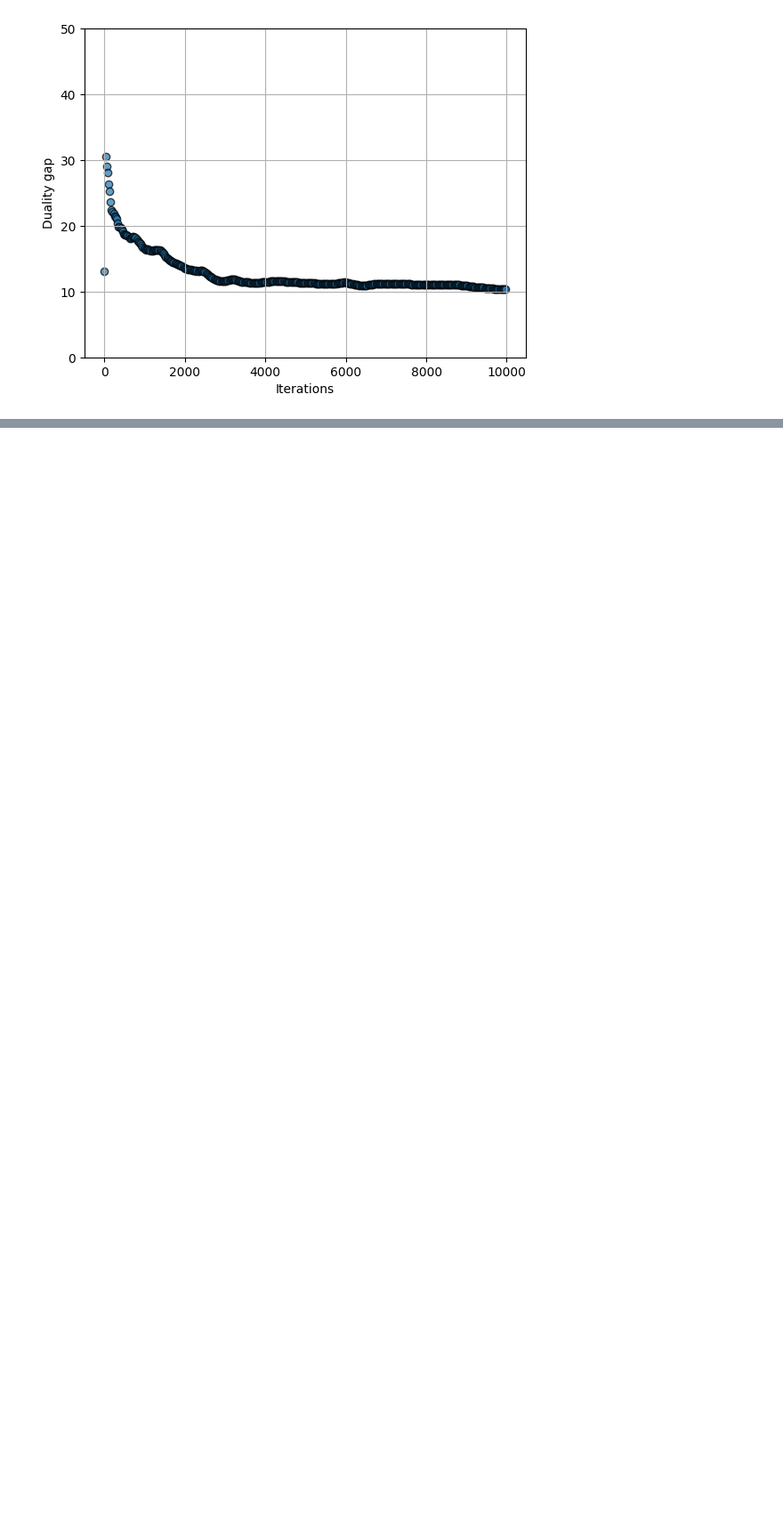
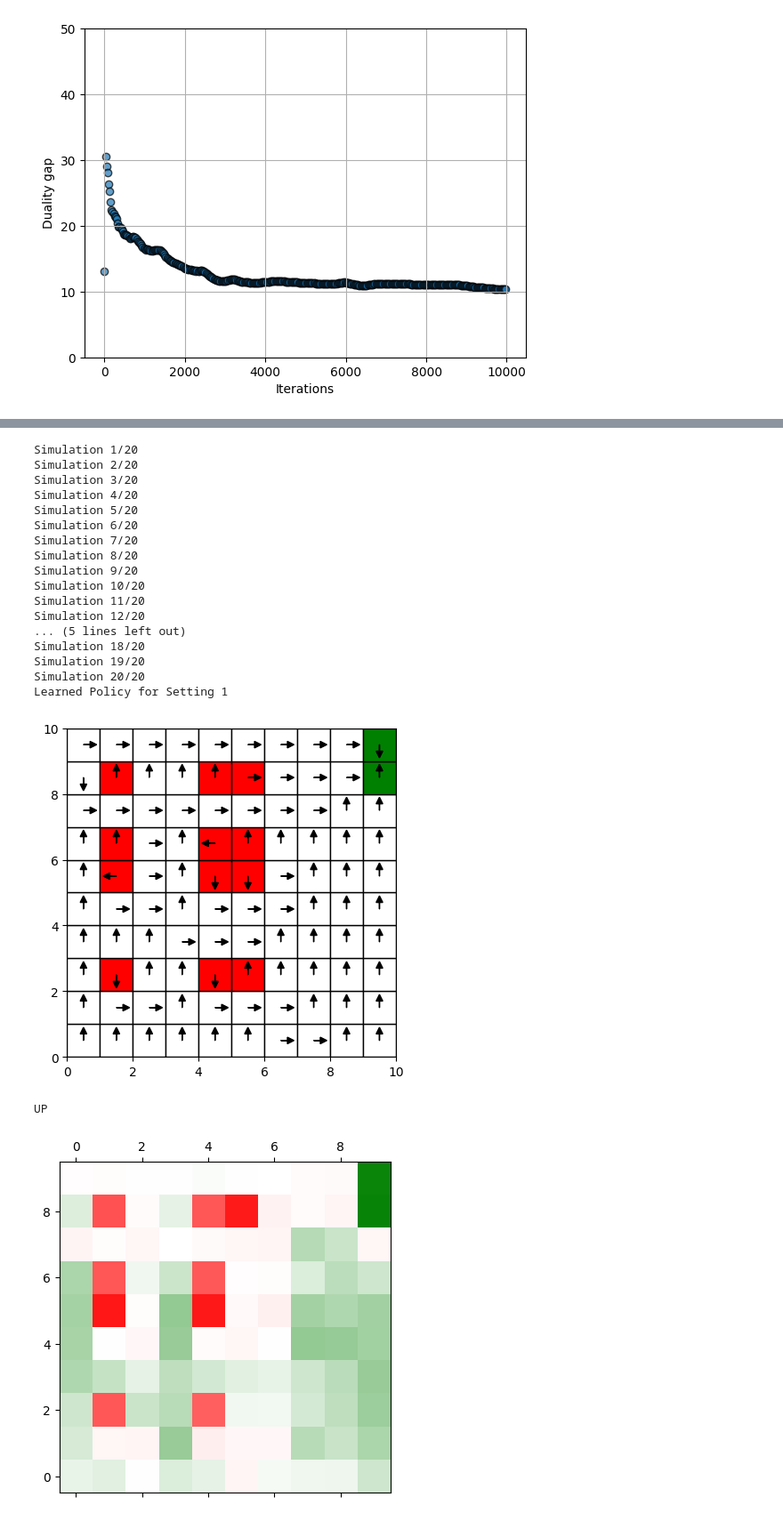
Before and after one commit to EstebanLeiva/apprenticeshiplearning, a Jupyter notebook: scripts/gridworld.ipynb, the cells around one changed output, grey strips where cells are left out. Shown at 89% size. Drawn from its saved outputs; the diff is of its cells as text; code cells hidden in the pictures; blank space fills up the shorter version.

```diff
--- a/scripts/gridworld.ipynb
+++ b/scripts/gridworld.ipynb
@@ -531,0 +763,76 @@ Simulation 20/20
+# %%
+c_hats = []
+for i in range(number_settings):
+    c_hat = np.zeros(n**2 * len(actions))
+    for j in range(len(goals[i][0])):
+        for k in range(len(goals[i][1])):
+            for a in range(len(actions)):
+                if np.random.uniform() < 0.5:
+                    s = gridworlds[i].grid_to_S[goals[i][0][j], goals[i][1][k]]
+                    c_hat[gridworlds[i].get_indexing(s, a)] = -1
+
+    for j in range(len(obstacles[i][0])):
+        for k in range(len(obstacles[i][1])):
+            for a in range(len(actions)):
+                if np.random.uniform() < 0.5:
+                    s = gridworlds[i].grid_to_S[obstacles[i][0][j], obstacles[i][1][k]]
+                    c_hat[gridworlds[i].get_indexing(s, a)] = 1
+    c_hats.append(c_hat)
+# %%
+# run the SMD solver for each setting and visualize the results
+for i in range(number_settings):
+    alpha = 0.005
+    N = 20
+    T = 100000
+
+    c_0 = np.zeros(n**2 * len(actions))
+    u_0 = np.zeros(n**2)
+    mu_0 = np.ones(n**2 * len(actions)) / (n**2 * len(actions))
+
+    solver_smd = SolverSMD(gridworlds[i], c_hats[i], alpha, optimal_pols[i], c_0, u_0, mu_0, 1e-2, 1e-2, T)
+    c, u, mu = solver_smd.solve_expected(N, graphics=True)
+
+    policy_e = gridworlds[i].mdp_forward.get_policy_from_mu(mu)
+    visualize_policy = np.zeros((n,n))
+    for x in range(n):
+        for y in range(n):
+            visualize_policy[x,y] = np.argmax(policy_e[gridworlds[i].grid_to_S[x, y]])
+    print(f"Learned Policy for Setting {i+1}")
+    plot_policy(grid, visualize_policy, obstacles[i], goals[i])
+
+    c_reconstructed = np.zeros((n, n, len(actions)))
+    for i in range(len(c)):
+        c_reconstructed[gridworld.S_to_grid[i % n**2][0],
+                        gridworld.S_to_grid[i % n**2][1],
+                        int(i / n**2)
+                        ] = c[i]
+
+    print("UP")
+    plot_cost_function(c_reconstructed[:, :, 0])
+    print("DOWN")
+    plot_cost_function(c_reconstructed[:, :, 1])
+    print("LEFT")
+    plot_cost_function(c_reconstructed[:, :, 2])
+    print("RIGHT")
+    plot_cost_function(c_reconstructed[:, :, 3])
+# %% [output]
+Simulation 1/20
+Simulation 2/20
+Simulation 3/20
+Simulation 4/20
+Simulation 5/20
+Simulation 6/20
+Simulation 7/20
+Simulation 8/20
+Simulation 9/20
+Simulation 10/20
+Simulation 11/20
+Simulation 12/20
+... (5 lines left out)
+Simulation 18/20
+Simulation 19/20
+Simulation 20/20
+Learned Policy for Setting 1
+[figure, added]
+UP
+[figure, added]
```
Also changed, not shown: parts of 7 cells of this notebook, 17 other files.
